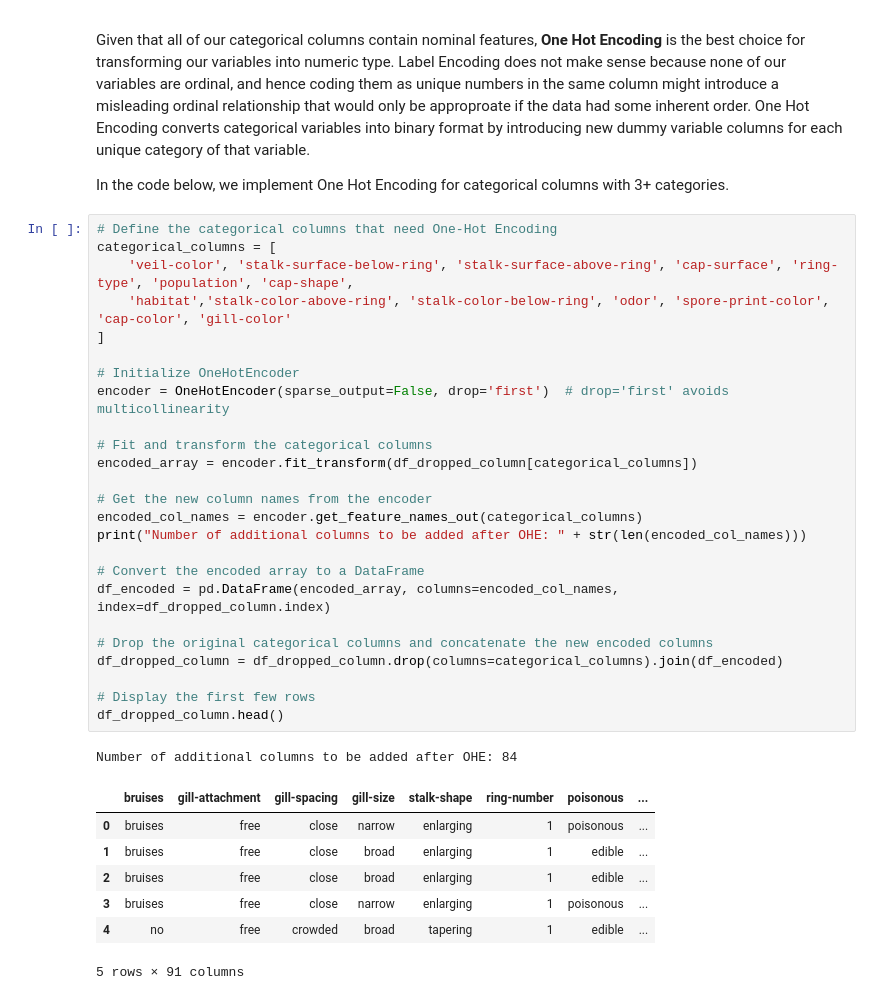
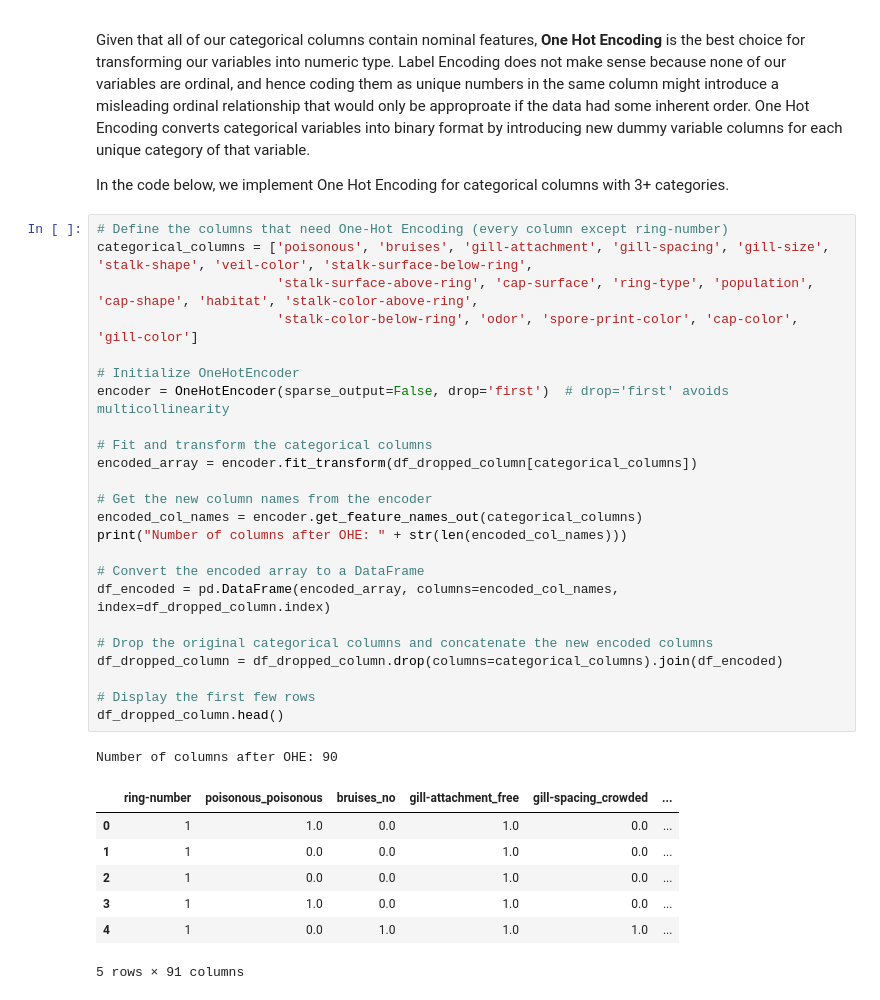
Before and after one commit to AlexVazquez19/mushroom-project, a Jupyter notebook: mushroom.ipynb, the cells around one changed output. Drawn from its saved outputs; the diff is of its cells as text.

```diff
--- a/mushroom.ipynb
+++ b/mushroom.ipynb
@@ -363,37 +363,36 @@ Given that all of our categorical columns contain nominal features, **One Hot En
 
 In the code below, we implement One Hot Encoding for categorical columns with 3+ categories.
 # %%
-# Define the categorical columns that need One-Hot Encoding
-categorical_columns = [
-    'veil-color', 'stalk-surface-below-ring', 'stalk-surface-above-ring', 'cap-surface', 'ring-type', 'population', 'cap-shape',
-    'habitat','stalk-color-above-ring', 'stalk-color-below-ring', 'odor', 'spore-print-color', 'cap-color', 'gill-color'
-]
+# Define the columns that need One-Hot Encoding (every column except ring-number)
+categorical_columns = ['poisonous', 'bruises', 'gill-attachment', 'gill-spacing', 'gill-size', 'stalk-shape', 'veil-color', 'stalk-surface-below-ring',
+                       'stalk-surface-above-ring', 'cap-surface', 'ring-type', 'population', 'cap-shape', 'habitat', 'stalk-color-above-ring',
+                       'stalk-color-below-ring', 'odor', 'spore-print-color', 'cap-color', 'gill-color']
 
 # Initialize OneHotEncoder
 encoder = OneHotEncoder(sparse_output=False, drop='first')  # drop='first' avoids multicollinearity
 
 # Fit and transform the categorical columns
 encoded_array = encoder.fit_transform(df_dropped_column[categorical_columns])
 
 # Get the new column names from the encoder
 encoded_col_names = encoder.get_feature_names_out(categorical_columns)
-print("Number of additional columns to be added after OHE: " + str(len(encoded_col_names)))
+print("Number of columns after OHE: " + str(len(encoded_col_names)))
 
 # Convert the encoded array to a DataFrame
 df_encoded = pd.DataFrame(encoded_array, columns=encoded_col_names, index=df_dropped_column.index)
 
 # Drop the original categorical columns and concatenate the new encoded columns
 df_dropped_column = df_dropped_column.drop(columns=categorical_columns).join(df_encoded)
 
 # Display the first few rows
 df_dropped_column.head()
 # %% [output]
-Number of additional columns to be added after OHE: 84
+Number of columns after OHE: 90
-|  | bruises | gill-attachment | gill-spacing | gill-size | stalk-shape | ring-number | poisonous | ... |
-| 0 | bruises | free | close | narrow | enlarging | 1 | poisonous | ... |
-| 1 | bruises | free | close | broad | enlarging | 1 | edible | ... |
-| 2 | bruises | free | close | broad | enlarging | 1 | edible | ... |
-| 3 | bruises | free | close | narrow | enlarging | 1 | poisonous | ... |
-| 4 | no | free | crowded | broad | tapering | 1 | edible | ... |
+|  | ring-number | poisonous_poisonous | bruises_no | gill-attachment_free | gill-spacing_crowded | ... |
+| 0 | 1 | 1.0 | 0.0 | 1.0 | 0.0 | ... |
+| 1 | 1 | 0.0 | 0.0 | 1.0 | 0.0 | ... |
+| 2 | 1 | 0.0 | 0.0 | 1.0 | 0.0 | ... |
+| 3 | 1 | 1.0 | 0.0 | 1.0 | 0.0 | ... |
+| 4 | 1 | 0.0 | 1.0 | 1.0 | 1.0 | ... |
 5 rows × 91 columns
 # %% [markdown]
```
Also changed, not shown: parts of 6 cells of this notebook.
